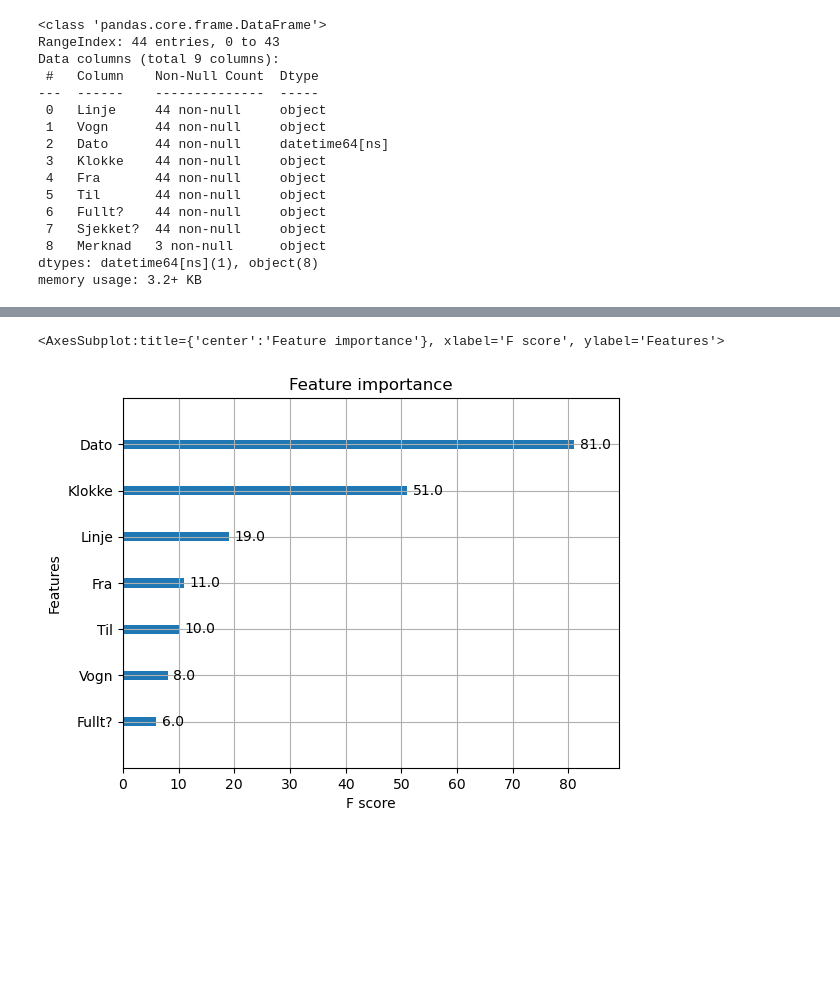
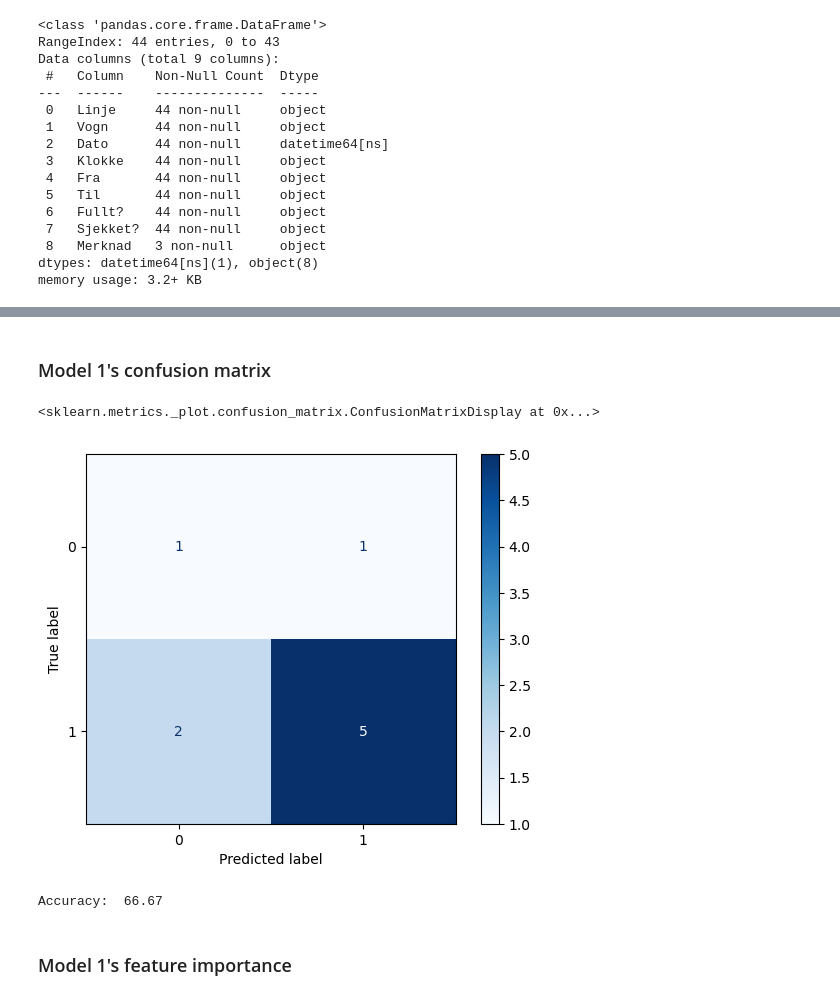
Before and after one commit to sigzug/Billettkontroll-AI, a Jupyter notebook: code.ipynb, the cells around one changed output, grey strips where cells are left out. Saved outputs shown, nothing was run; the diff lists cells and outputs as text; code cells hidden in the pictures; blank space fills up the shorter version.

```diff
--- a/code.ipynb
+++ b/code.ipynb
@@ -130,7 +190,20 @@ XGBClassifier(base_score=0.5, booster='gbtree', colsample_bylevel=1,
               tree_method='exact', validate_parameters=1, verbosity=None)
 # %%
 preds = model.predict(X_test)
-xgb.plot_importance(model)
-# %% [output]
-<AxesSubplot:title={'center':'Feature importance'}, xlabel='F score', ylabel='Features'>
-[figure, removed]
+# %% [markdown]
+### Model 1's confusion matrix
+# %%
+cm = confusion_matrix(y_true=y_test, y_pred=preds)
+disp = ConfusionMatrixDisplay(confusion_matrix=cm, display_labels=model.classes_)
+
+disp.plot(cmap='Blues')
+# %% [output]
+<sklearn.metrics._plot.confusion_matrix.ConfusionMatrixDisplay at 0x...>
+[figure, added]
+# %%
+accuracy = accuracy_score(y_true=y_test, y_pred=preds)
+print(f"Accuracy: {accuracy * 100.0 : .2f}")
+# %% [output]
+Accuracy:  66.67
+# %% [markdown]
+### Model 1's feature importance
```
Also changed, not shown: parts of 42 cells of this notebook.
